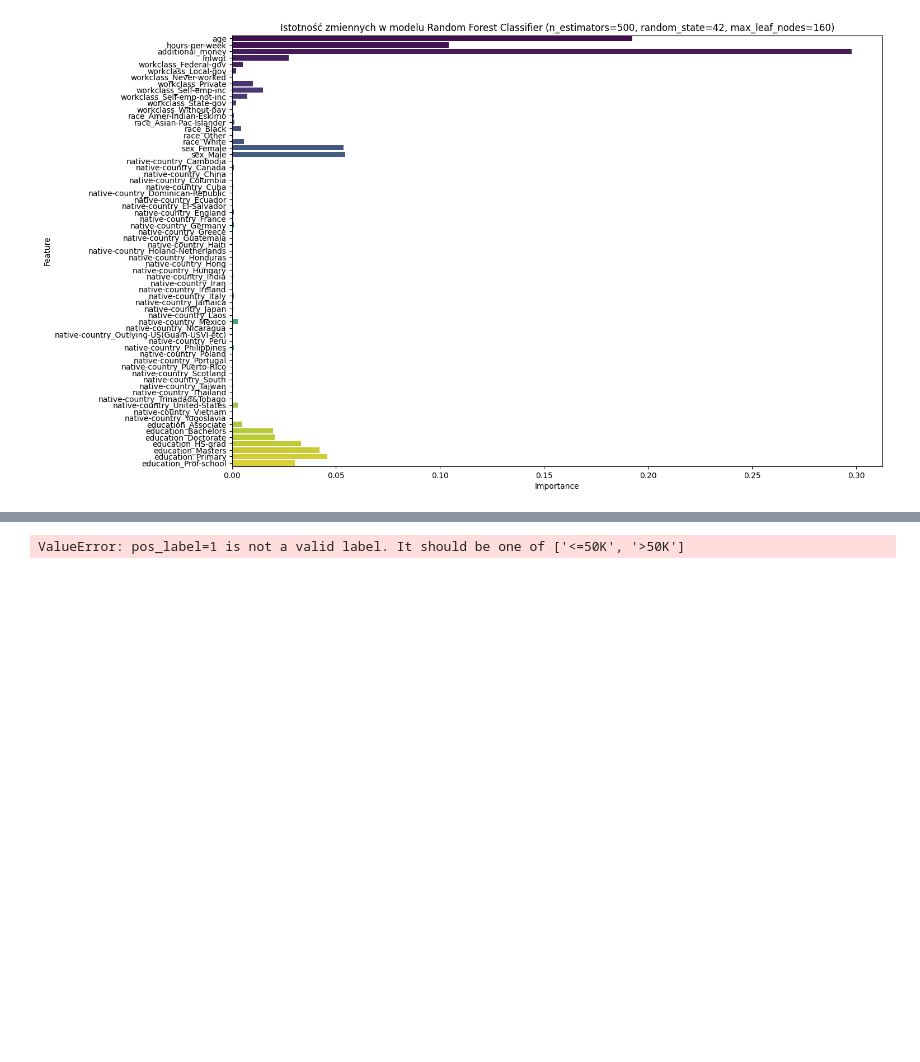
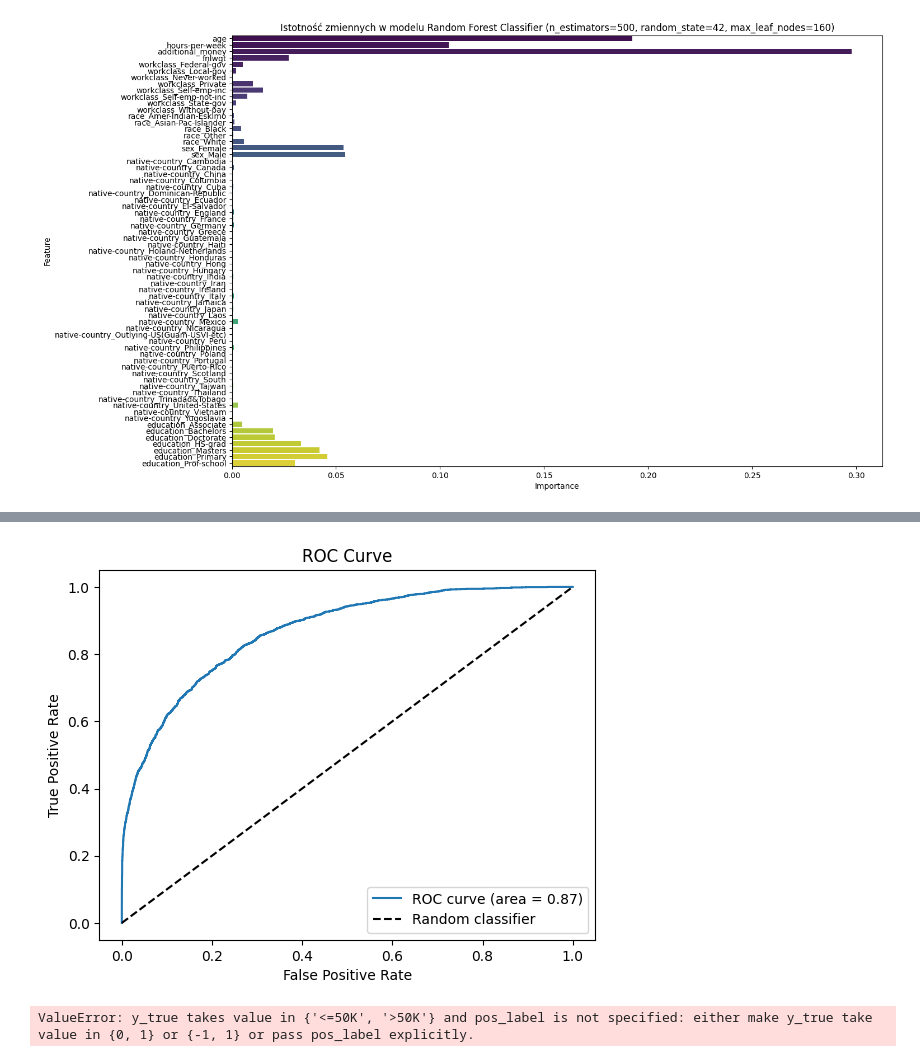
Before and after one commit to dsuszek/pjatk-pum, a Jupyter notebook: FinalProject/Raport_koncowy_s23396_s23632.ipynb, the cells around one changed output, grey strips where cells are left out. Cells and saved outputs as stored; diff of their text form; code cells hidden in the pictures; blank space fills up the shorter version.

```diff
--- a/FinalProject/Raport_koncowy_s23396_s23632.ipynb
+++ b/FinalProject/Raport_koncowy_s23396_s23632.ipynb
@@ -149,7 +175,7 @@ training_incomes = incomes[training_cols]
 categorical_cols = ['workclass', 'race', 'sex', 'native-country', 'education']
 numeric = ['age', 'hours-per-week', 'additional_money', 'fnlwgt']
 
-encoder = OneHotEncoder(sparse=False)
+encoder = OneHotEncoder(sparse_output=False)
 encoded_cols = pd.DataFrame(encoder.fit_transform(training_incomes[categorical_cols]), columns=encoder.get_feature_names_out(categorical_cols))
 training_incomes = pd.concat([training_incomes.drop(columns=categorical_cols), encoded_cols], axis=1)
 
@@ -199,6 +225,30 @@ array([[6012,  202],
 # %%
-precision_score(y_test, y_pred)
-# recall_score(y_test, y_pred)
-# f1_score(y_test, y_pred)
+precision_score(y_test, y_pred, pos_label="<=50K")
+recall_score(y_test, y_pred, average="binary", pos_label="<=50K")
+f1_score(y_test, y_pred, pos_label="<=50K")
-# %% [output]
-ValueError: pos_label=1 is not a valid label. It should be one of ['<=50K', '>50K']
+# %%
+y_pred_proba = rand_for.predict_proba(X_test)[:, 1]
+y_pred_proba
+fpr, tpr, thresholds = roc_curve(y_test, y_pred_proba, pos_label=">50K")
+roc_auc = roc_auc_score(y_test, y_pred_proba)
+# %%
+
+# Plot the ROC curve
+plt.plot(fpr, tpr, label='ROC curve (area = %0.2f)' % roc_auc)
+# roc curve for tpr = fpr
+plt.plot([0, 1], [0, 1], 'k--', label='Random classifier')
+plt.xlabel('False Positive Rate')
+plt.ylabel('True Positive Rate')
+plt.title('ROC Curve')
+plt.legend(loc="lower right")
+plt.show()
+# %% [output]
+[figure, added]
+# %%
+y_probas_forest = cross_val_predict(rand_for, X_train, y_train, cv=3,
+                                    method="predict_proba")
+y_scores_forest = y_probas_forest[:, 1]
+precisions_forest, recalls_forest, thresholds_forest = precision_recall_curve(
+    y_train, y_scores_forest)
+# %% [output]
+ValueError: y_true takes value in {'<=50K', '>50K'} and pos_label is not specified: either make y_true take value in {0, 1} or {-1, 1} or pass pos_label explicitly.
```
Also changed, not shown: parts of 10 cells of this notebook, 1 other file.
